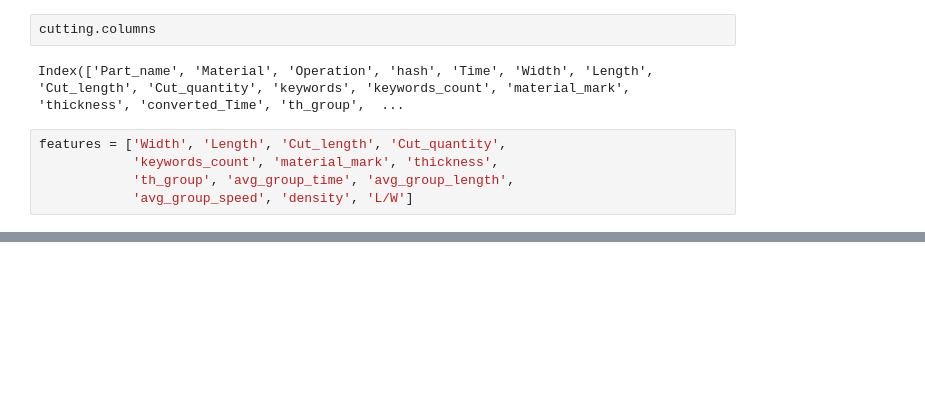
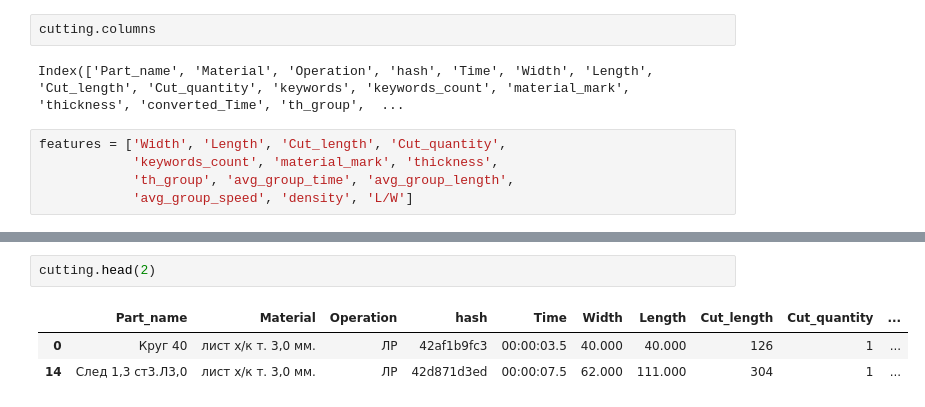
Before and after one commit to MikhailBuimov/laser_cutting, a Jupyter notebook: notebooks/laser_cutting.ipynb, the cells around one changed output, grey strips where cells are left out. Cells and saved outputs as stored; diff of their text form; blank space fills up the shorter version.

```diff
--- a/notebooks/laser_cutting.ipynb
+++ b/notebooks/laser_cutting.ipynb
@@ -1339,0 +1352,6 @@ plt.show()
+# %%
+cutting.head(2)
+# %% [output]
+|  | Part_name | Material | Operation | hash | Time | Width | Length | Cut_length | Cut_quantity | ... |
+| 0 | Круг 40 | лист х/к т. 3,0 мм. | ЛР | 42af1b9fc3 | 00:00:03.5 | 40.000 | 40.000 | 126 | 1 | ... |
+| 14 | След 1,3 ст3.Л3,0 | лист х/к т. 3,0 мм. | ЛР | 42d871d3ed | 00:00:07.5 | 62.000 | 111.000 | 304 | 1 | ... |
```
Also changed, not shown: parts of 86 cells of this notebook.
